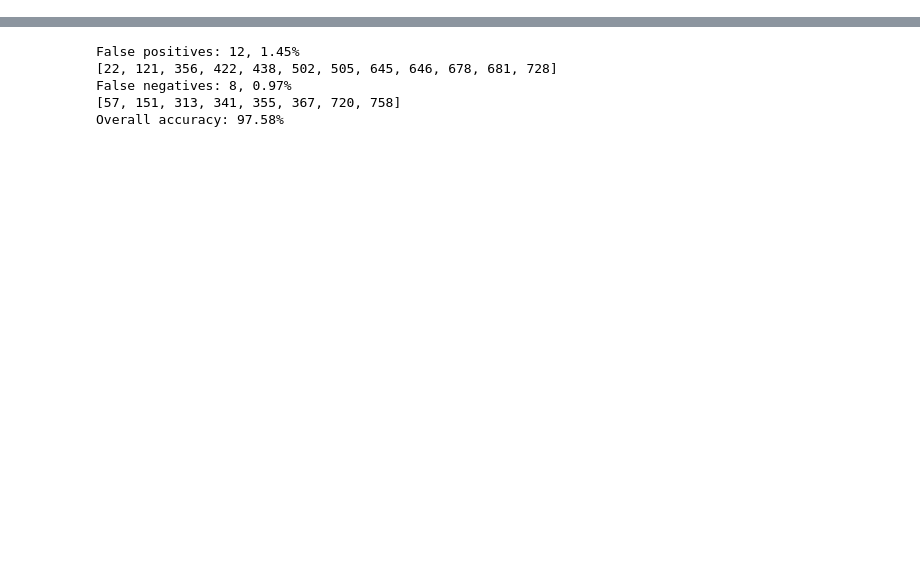
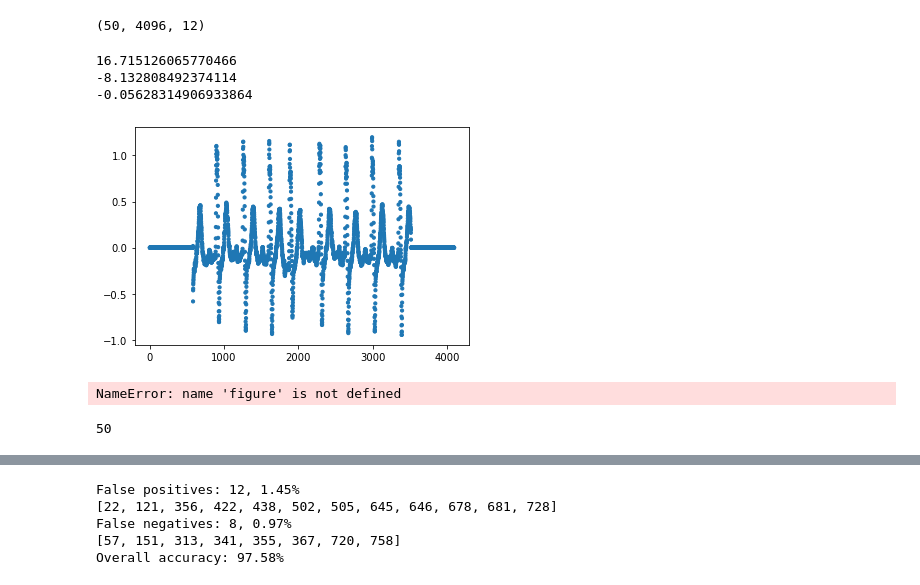
Before and after one commit to Xingyu96/automatic-ecg-diagnosis, a Jupyter notebook: outputs/datech_outputs/test_prediction.ipynb, the cells around one changed output, grey strips where cells are left out. Saved outputs shown, nothing was run; the diff lists cells and outputs as text; code cells hidden in the pictures; blank space fills up the shorter version.

Commit message:
updated data

```diff
--- a/outputs/datech_outputs/test_prediction.ipynb
+++ b/outputs/datech_outputs/test_prediction.ipynb
@@ -3,0 +14,60 @@ from matplotlib import pyplot as plt
+# %%
+# get sample tracings
+filename = "../../data/ecg_tracings.hdf5"
+
+data = None
+
+with h5py.File(filename, "r") as f:
+    # List all groups
+    a_group_key = list(f.keys())[0]
+
+    # Get the data
+    data = list(f[a_group_key])
+
+nd_data = np.asarray(data)
+nd_data_50 = nd_data[:50]
+print(nd_data_50.shape)
+# %% [output]
+(50, 4096, 12)
+# %%
+# visualize ECG data
+print(nd_data_50.max())
+print(nd_data_50.min())
+print(nd_data_50.mean())
+
+one_ecg = nd_data_50[15]
+swap_ecg = np.swapaxes(one_ecg, 0, 1)
+
+leads_len = swap_ecg.shape[0]
+data_len = swap_ecg.shape[1]
+
+y_ecg_plot = swap_ecg[1]
+x_time = range(data_len)
+sizes = [10 for n in range(data_len)]
+
+# plt.scatter(x_time, y_ecg_plot, c="red")
+plt.scatter(x_time, y_ecg_plot, s=sizes)
+
+plt.show()
+figure.tight_layout()
+# %% [output]
+16.715126065770466
+-8.132808492374114
+-0.05628314906933864
+[figure, added]
+NameError: name 'figure' is not defined
+# %%
+# save tracings in json file
+
+# JSON Serialization for expediency of demo
+npData = {}
+sampleSize = nd_data_50.shape[0]
+print(sampleSize)
+for i in range(sampleSize):
+    ecg_data = nd_data_50[i]
+    npData[i] = ecg_data
+encodeNpData = json.dumps(npData, cls=NumpyArrayEncoder)  # use dump() to write array into file
+with open('sample_tracings.json', 'w') as json_file:
+    json.dump(encodeNpData, json_file)
+# %% [output]
+50
```
Also changed, not shown: parts of 7 cells of this notebook, 4 other files.
